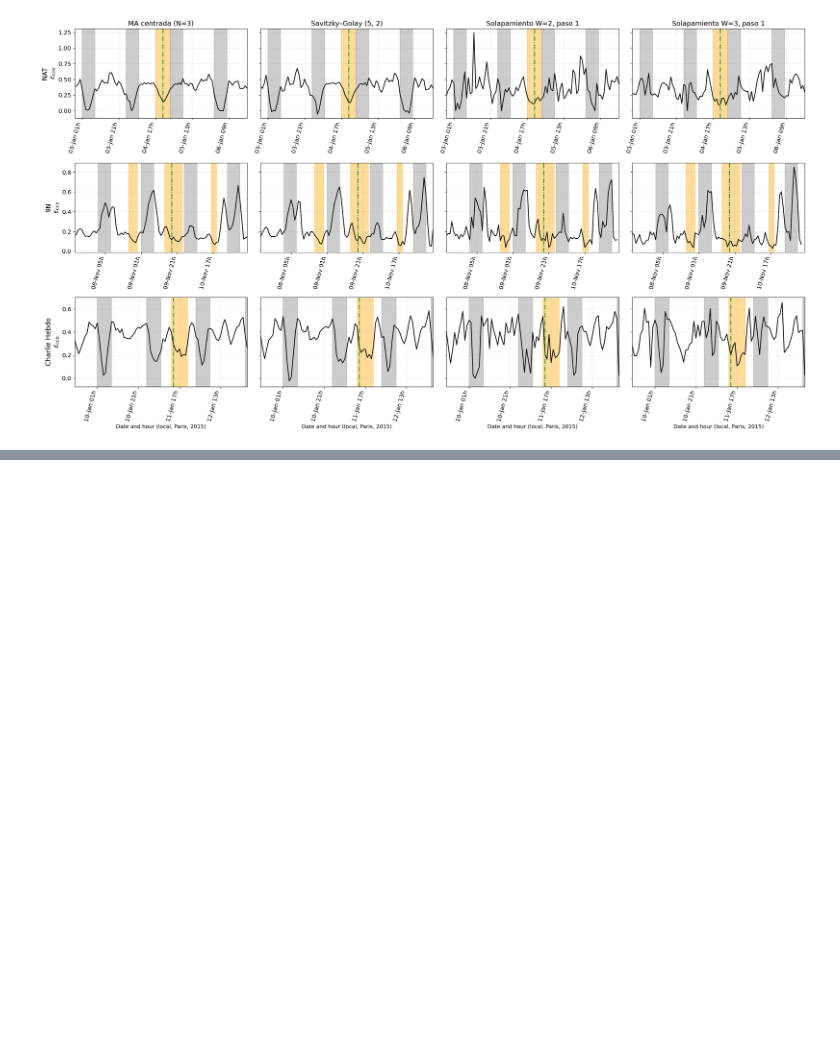
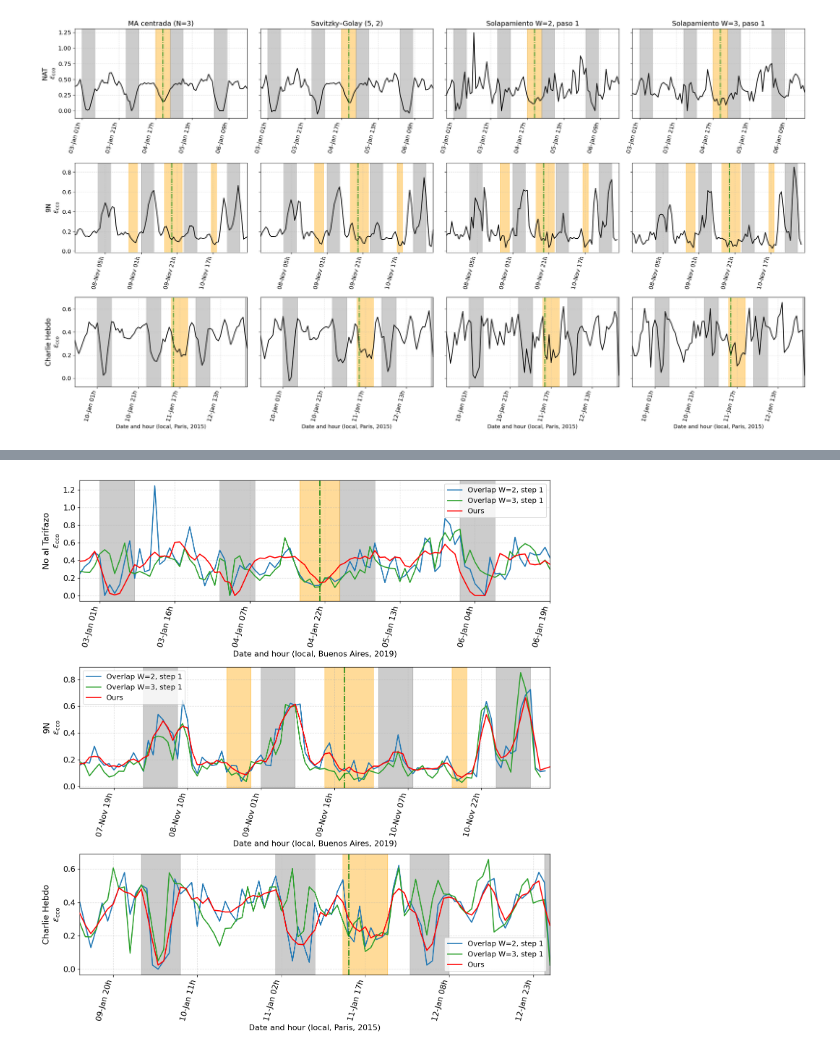
Before and after one commit to Manusua/self-similarity-in-social-movements, a Jupyter notebook: savitzky-golay.ipynb, the cells around one changed output, grey strips where cells are left out. Drawn from its saved outputs; the diff is of its cells as text; code cells hidden in the pictures; blank space fills up the shorter version.

```diff
--- a/savitzky-golay.ipynb
+++ b/savitzky-golay.ipynb
@@ -438,0 +487,36 @@ CH W=3: rango plot [394669, 394753], horas computables=85, existentes=92, pendie
+# %%
+fig, axes = plt.subplots(3, 1, figsize=(12, 13), dpi=120)
+
+for i, mov in enumerate(MANIFESTATIONS):
+    ax = axes[i]
+    df_orig = load_epsilon_df(mov, variant="results")
+    lo, hi = xlim_relative_ctw(mov)
+    df_w2 = load_epsilon_df(mov, variant="w2/results")
+    df_w2 = df_w2[(df_w2["hour"] >= lo) & (df_w2["hour"] <= hi)].copy()
+    df_w3 = load_epsilon_df(mov, variant="w3/results")
+    df_w3 = df_w3[(df_w3["hour"] >= lo) & (df_w3["hour"] <= hi)].copy()
+    y_ma = rolling_mean_centrada(df_orig["eps_cco"], window=3)
+
+    ax.plot(
+        df_w2["hour"],
+        df_w2["eps_cco"],
+        color="tab:blue",
+        linewidth=1.8,
+        label="Overlap W=2, step 1",
+        zorder=2,
+    )
+    ax.plot(
+        df_w3["hour"],
+        df_w3["eps_cco"],
+        color="tab:green",
+        linewidth=1.8,
+        label="Overlap W=3, step 1",
+        zorder=2,
+    )
+    ax.plot(df_orig["hour"], y_ma, color="red", linewidth=1.8, label="Ours", zorder=3)
+    style_overlay_ax(ax, mov)
+
+plt.tight_layout()
+plt.show()
+# %% [output]
+[figure, added]
```
Also changed, not shown: parts of 3 cells of this notebook.
